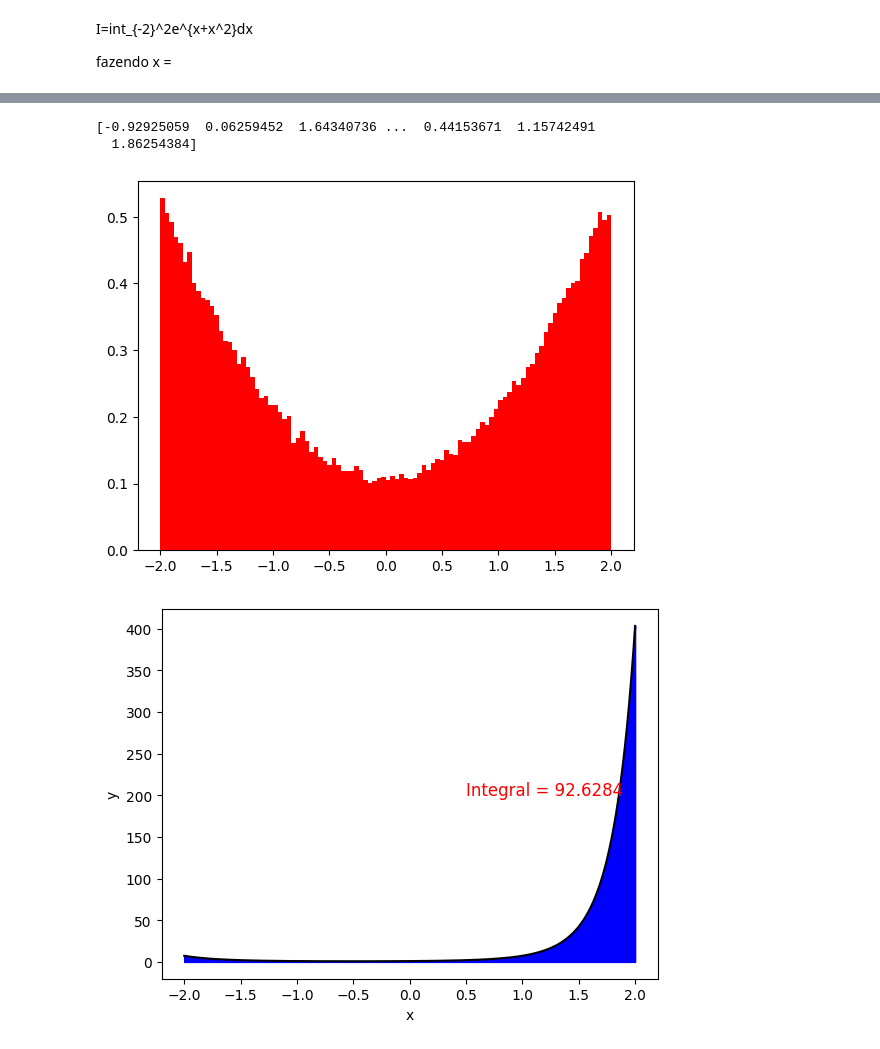
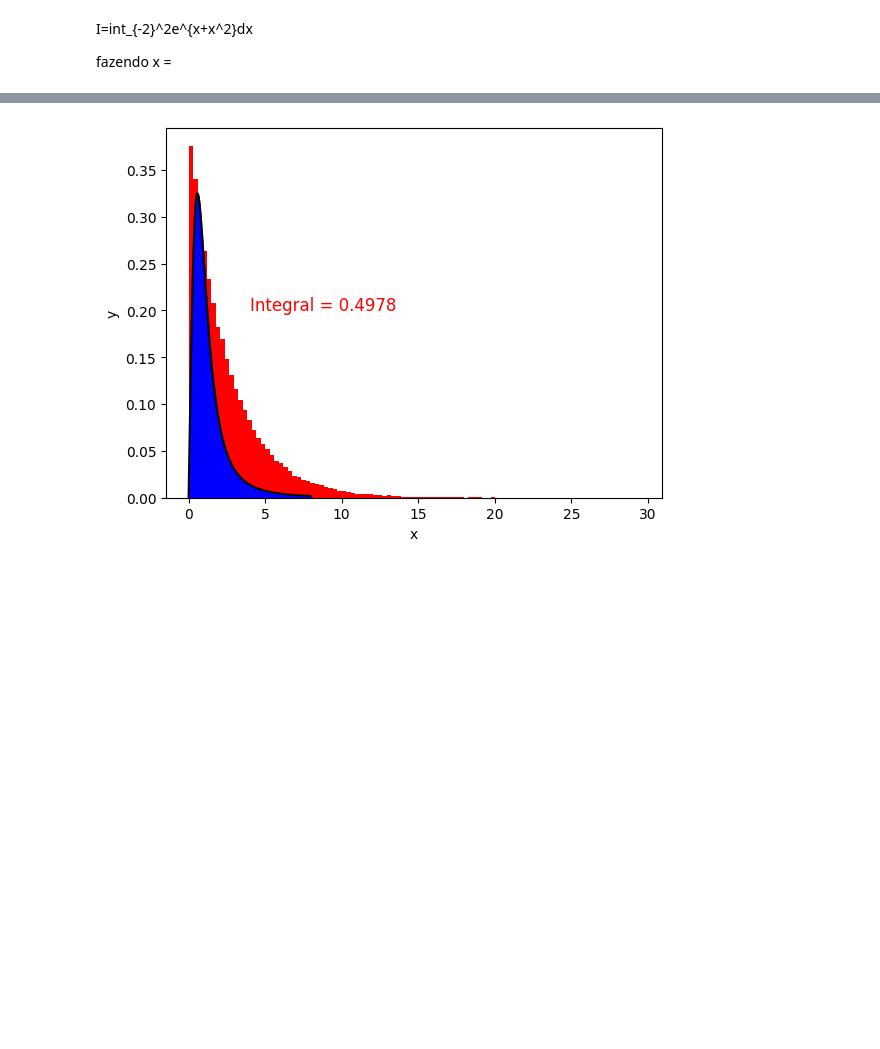
Before and after one commit to luizrenault/tp547, a Jupyter notebook: trabalho_2/questao_4_c.ipynb, the cells around one changed output, grey strips where cells are left out. Saved outputs shown, nothing was run; the diff lists cells and outputs as text; code cells hidden in the pictures; blank space fills up the shorter version.

```diff
--- a/trabalho_2/questao_4_c.ipynb
+++ b/trabalho_2/questao_4_c.ipynb
@@ -28,10 +28,10 @@ from scipy.integrate import quad
 
 # Define the function
 def f(x):
-  return np.exp(x + x**2)
+  return x*(1+x**2)**(-2)
 
-a=-2
-b=2
+a=0
+b=8
 
 N=100000
 x=np.random.uniform(a,b,N)
@@ -63,38 +63,31 @@ plt.show()
 # %%
 ##### Amostragem por importância ######
 x=np.random.uniform(0,1,N)
 
 def G(x):
-  return 1/((7 - 14 *  x + np.sqrt(2) * np.sqrt(25 - 98 * x + 98 * x**2))**(1/3)) - (7 - 14 * x + np.sqrt(2) * np.sqrt(25 - 98 * x + 98 * x**2))**(1/3) ##Wolfran
+  return -2.5 * np.log(1-x)
 
 def g(x):
-  return (x**2+1) * 3 / 28
+  return 0.4 * np.exp(-x * 0.4)
 
 #Gerar as amostras de g(x)
 Y = G(x)
-
-print(Y)
 
 #calcular a integral
 integral = np.sum( f(Y)/g(Y) ) / N
 
 #plotar o grafico
 xplot = np.linspace(a, b, N)
 curve_y = f(xplot)
 curve_g = g(xplot)
 plt.hist(Y, color='red', bins=100, density=True)
-plt.show()
-
 plt.plot(xplot, curve_y, color='black')
 plt.fill_between(xplot, curve_y, color='blue')
-plt.text(0.5, 200, f'Integral = {integral:.4f}', fontsize=12, color='red')
+plt.text(4, 0.2, f'Integral = {integral:.4f}', fontsize=12, color='red')
 # plt.xlim(0, 1)
 # plt.ylim(0, 1)
 plt.xlabel('x')
 plt.ylabel('y')
 plt.show()
 # %% [output]
-[-0.92925059  0.06259452  1.64340736 ...  0.44153671  1.15742491
-  1.86254384]
-[figure, old version]
+[figure, new version]
-[figure, removed]
```
Also changed, not shown: parts of 1 cell of this notebook.
